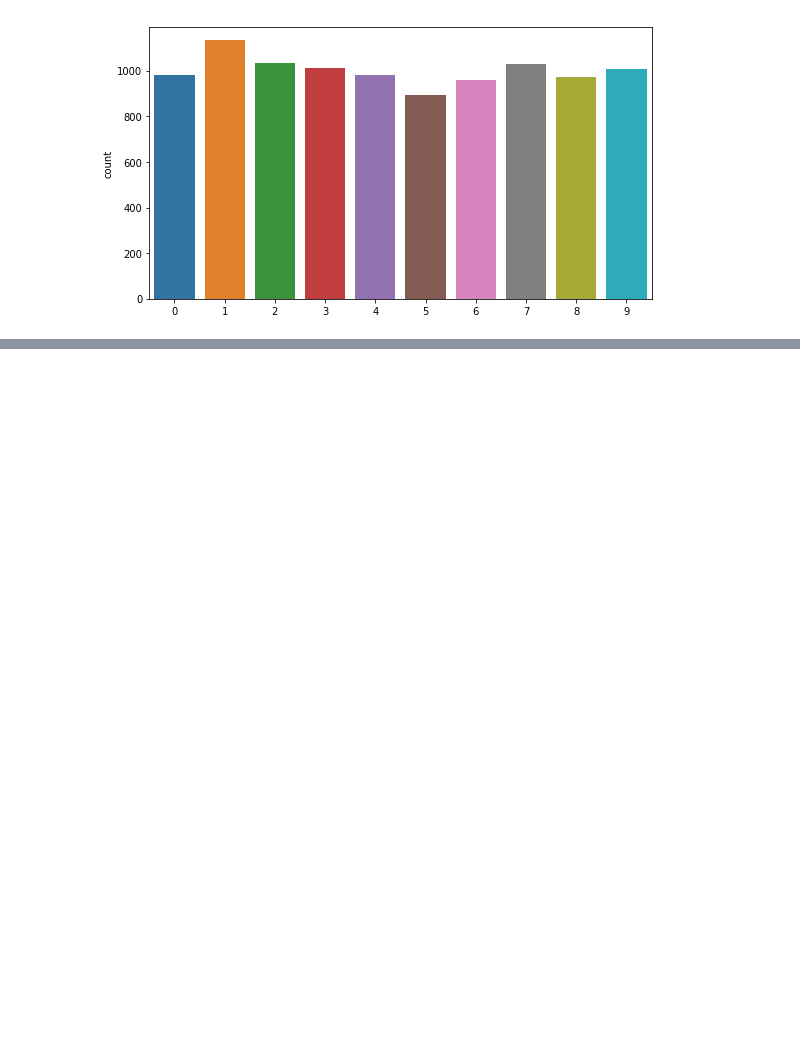
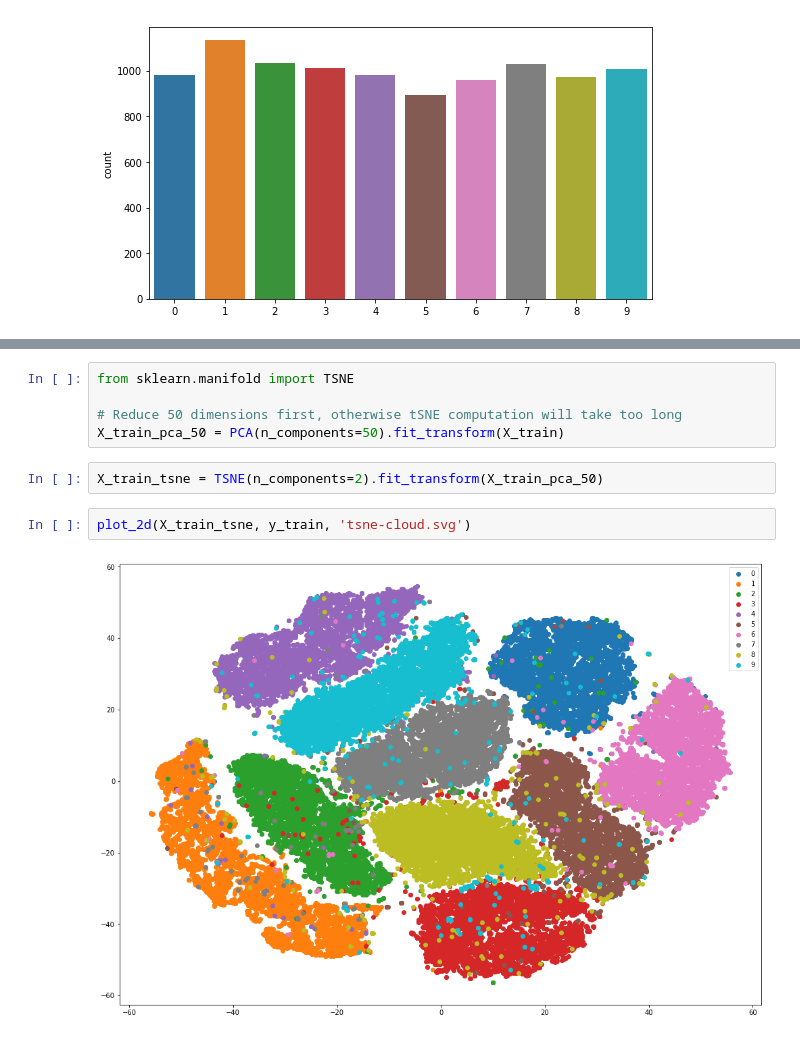
Before and after one commit to sheikhomar/popan, a Jupyter notebook: notebooks/dataset-mnist.ipynb, the cells around one changed output, grey strips where cells are left out. Drawn from its saved outputs; the diff is of its cells as text; blank space fills up the shorter version.

```diff
--- a/notebooks/dataset-mnist.ipynb
+++ b/notebooks/dataset-mnist.ipynb
@@ -33,0 +85,11 @@ sns.countplot(x=y_test, ax=ax)
+# %%
+from sklearn.manifold import TSNE
+
+# Reduce 50 dimensions first, otherwise tSNE computation will take too long
+X_train_pca_50 = PCA(n_components=50).fit_transform(X_train)
+# %%
+X_train_tsne = TSNE(n_components=2).fit_transform(X_train_pca_50)
+# %%
+plot_2d(X_train_tsne, y_train, 'tsne-cloud.svg')
+# %% [output]
+[figure, added]
```
Also changed, not shown: parts of 8 cells of this notebook, 2 other files.
